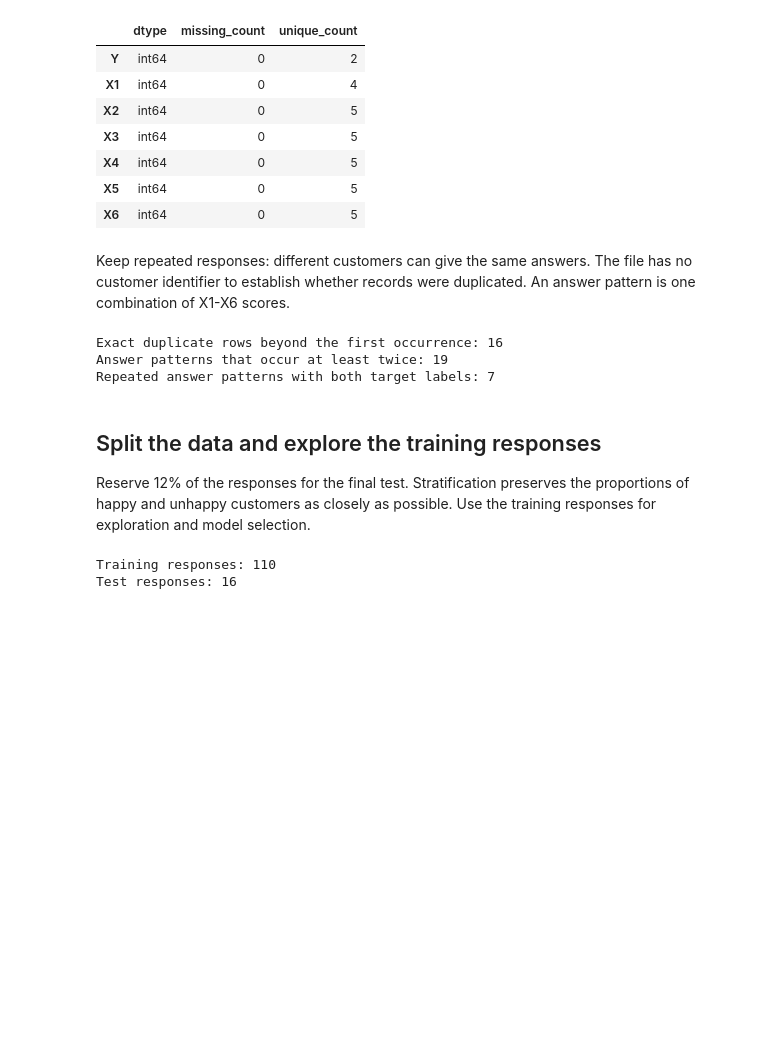
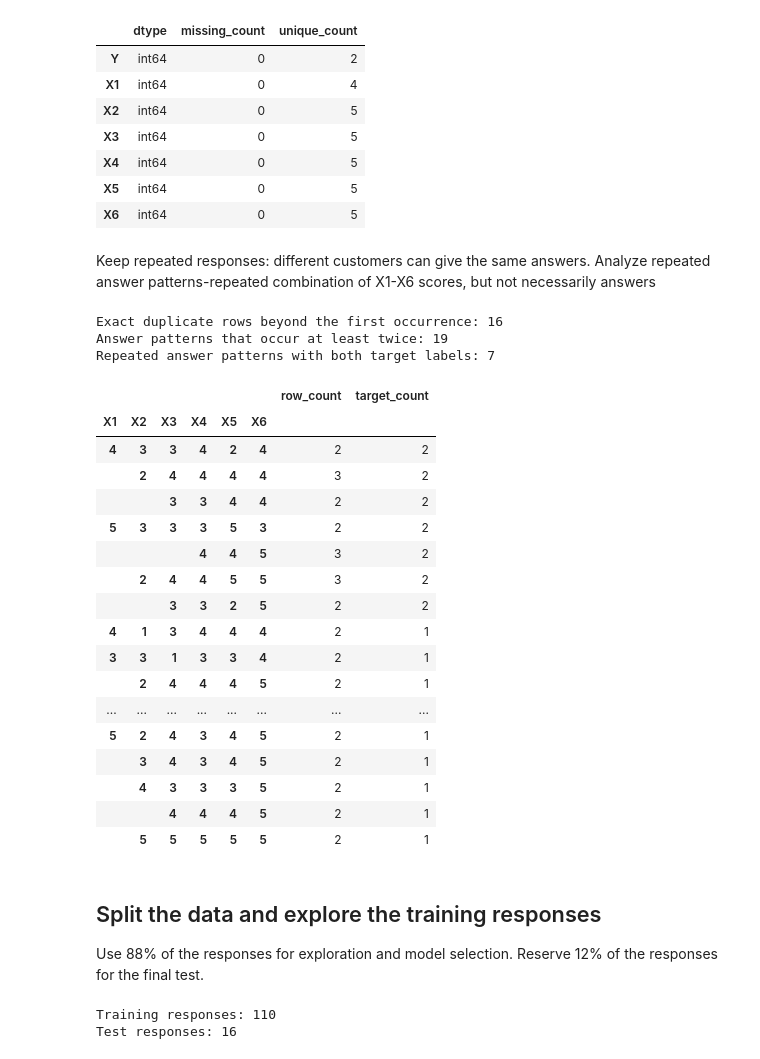
Before and after one commit to ca34525/QWFuFPmtYoLpq4Qt, a Jupyter notebook: notebooks/1.0-CTA-customer-happiness-analysis.ipynb, the cells around one changed output. Drawn from its saved outputs; the diff is of its cells as text; code cells hidden in the pictures; blank space fills up the shorter version.

```diff
--- a/notebooks/1.0-CTA-customer-happiness-analysis.ipynb
+++ b/notebooks/1.0-CTA-customer-happiness-analysis.ipynb
@@ -105,31 +105,49 @@ pd.DataFrame(
 | X6 | int64 | 0 | 5 |
 # %% [markdown]
 Keep repeated responses: different customers can give the same answers.
-The file has no customer identifier to establish whether records were duplicated.
-An answer pattern is one combination of X1-X6 scores.
+Analyze repeated answer patterns-repeated combination of X1-X6 scores,
+but not necessarily answers
 # %%
 profile_summary = raw_df.groupby(FEATURE_COLUMNS, dropna=False).agg(
     row_count=(TARGET_COLUMN, "size"),
     target_count=(TARGET_COLUMN, "nunique"),
 )
 repeated_answer_patterns = profile_summary.loc[profile_summary["row_count"].gt(1)]
 
 print(f"Exact duplicate rows beyond the first occurrence: {raw_df.duplicated().sum()}")
 print(f"Answer patterns that occur at least twice: {len(repeated_answer_patterns)}")
 print(
     "Repeated answer patterns with both target labels: "
     f"{repeated_answer_patterns['target_count'].gt(1).sum()}"
 )
+
+repeated_answer_patterns.sort_values("target_count", ascending=False)
 # %% [output]
 Exact duplicate rows beyond the first occurrence: 16
 Answer patterns that occur at least twice: 19
 Repeated answer patterns with both target labels: 7
+|  |  |  |  |  |  | row_count | target_count |
+| X1 | X2 | X3 | X4 | X5 | X6 |  |  |
+| 4 | 3 | 3 | 4 | 2 | 4 | 2 | 2 |
+|  | 2 | 4 | 4 | 4 | 4 | 3 | 2 |
+|  |  | 3 | 3 | 4 | 4 | 2 | 2 |
+| 5 | 3 | 3 | 3 | 5 | 3 | 2 | 2 |
+|  |  |  | 4 | 4 | 5 | 3 | 2 |
+|  | 2 | 4 | 4 | 5 | 5 | 3 | 2 |
+|  |  | 3 | 3 | 2 | 5 | 2 | 2 |
+| 4 | 1 | 3 | 4 | 4 | 4 | 2 | 1 |
+| 3 | 3 | 1 | 3 | 3 | 4 | 2 | 1 |
+|  | 2 | 4 | 4 | 4 | 5 | 2 | 1 |
+| ... | ... | ... | ... | ... | ... | ... | ... |
+| 5 | 2 | 4 | 3 | 4 | 5 | 2 | 1 |
+|  | 3 | 4 | 3 | 4 | 5 | 2 | 1 |
+|  | 4 | 3 | 3 | 3 | 5 | 2 | 1 |
+|  |  | 4 | 4 | 4 | 5 | 2 | 1 |
+|  | 5 | 5 | 5 | 5 | 5 | 2 | 1 |
 # %% [markdown]
 ## Split the data and explore the training responses
 
-Reserve 12% of the responses for the final test. Stratification preserves
-the proportions of happy and unhappy customers as closely as possible.
-Use the training responses for exploration and model selection.
+Use 88% of the responses for exploration and model selection. Reserve 12% of the responses for the final test.
 # %%
 X = raw_df[FEATURE_COLUMNS]
 y = raw_df[TARGET_COLUMN]
```
Also changed, not shown: parts of 11 cells of this notebook.
